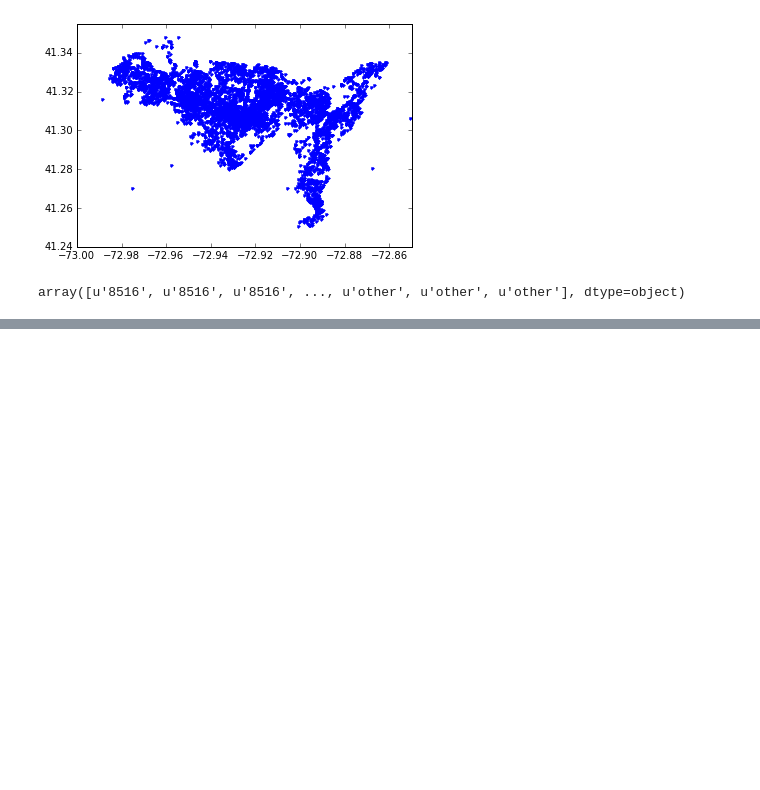
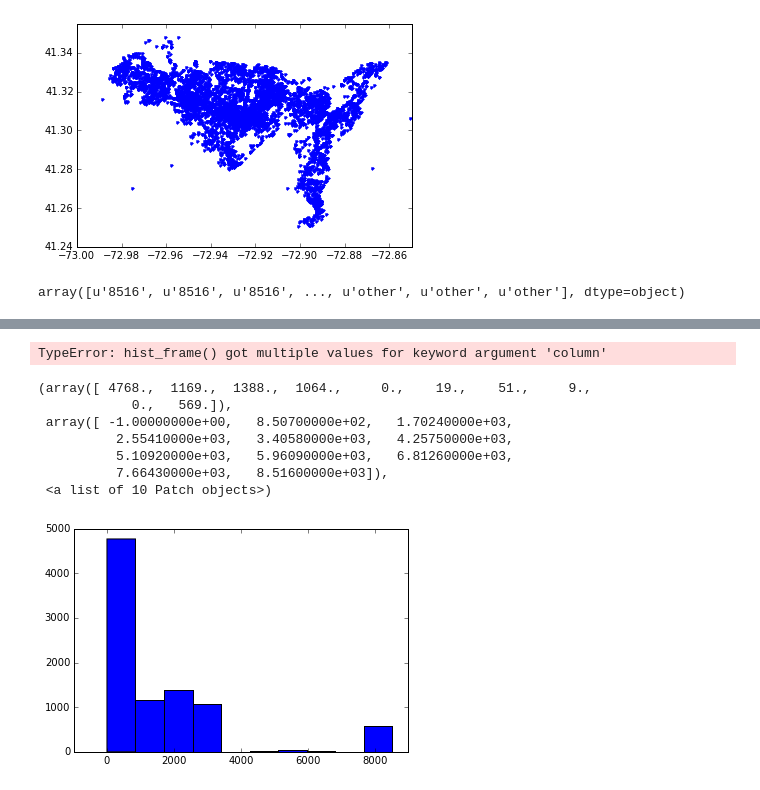
Before and after one commit to newhavenrc/nhrc2, a Jupyter notebook: backend/read_seeclickfix_api.ipynb, the cells around one changed output, grey strips where cells are left out. Drawn from its saved outputs; the diff is of its cells as text; code cells hidden in the pictures; blank space fills up the shorter version.

Commit message:
made category histogram

```diff
--- a/backend/read_seeclickfix_api.ipynb
+++ b/backend/read_seeclickfix_api.ipynb
@@ -214,3 +214,7 @@ plt.ylim([41.24, 41.355])
 scf_df['issue_id'].values
 # %% [output]
 array([u'8516', u'8516', u'8516', ..., u'other', u'other', u'other'], dtype=object)
+# %%
+issue_ints = scf_df['issue_id'].values
+# %%
+issue_ints[np.where(issue_ints == 'other')[0]] = -1
@@ -216,0 +223,2 @@ array([u'8516', u'8516', u'8516', ..., u'other', u'other', u'other'], dtype=obje
+# %%
+new_ints = [int(i) for i in issue_ints]
@@ -216,0 +250,16 @@ array([u'8516', u'8516', u'8516', ..., u'other', u'other', u'other'], dtype=obje
+# %%
+scf_df.hist(scf_df, column='category_str')
+# %% [output]
+TypeError: hist_frame() got multiple values for keyword argument 'column'
+# %%
+plt.hist(new_ints)
+plt.xticks
+# %% [output]
+(array([ 4768.,  1169.,  1388.,  1064.,     0.,    19.,    51.,     9.,
+            0.,   569.]),
+ array([ -1.00000000e+00,   8.50700000e+02,   1.70240000e+03,
+          2.55410000e+03,   3.40580000e+03,   4.25750000e+03,
+          5.10920000e+03,   5.96090000e+03,   6.81260000e+03,
+          7.66430000e+03,   8.51600000e+03]),
+ <a list of 10 Patch objects>)
+[figure, added]
```
Also changed, not shown: parts of 4 cells of this notebook.
